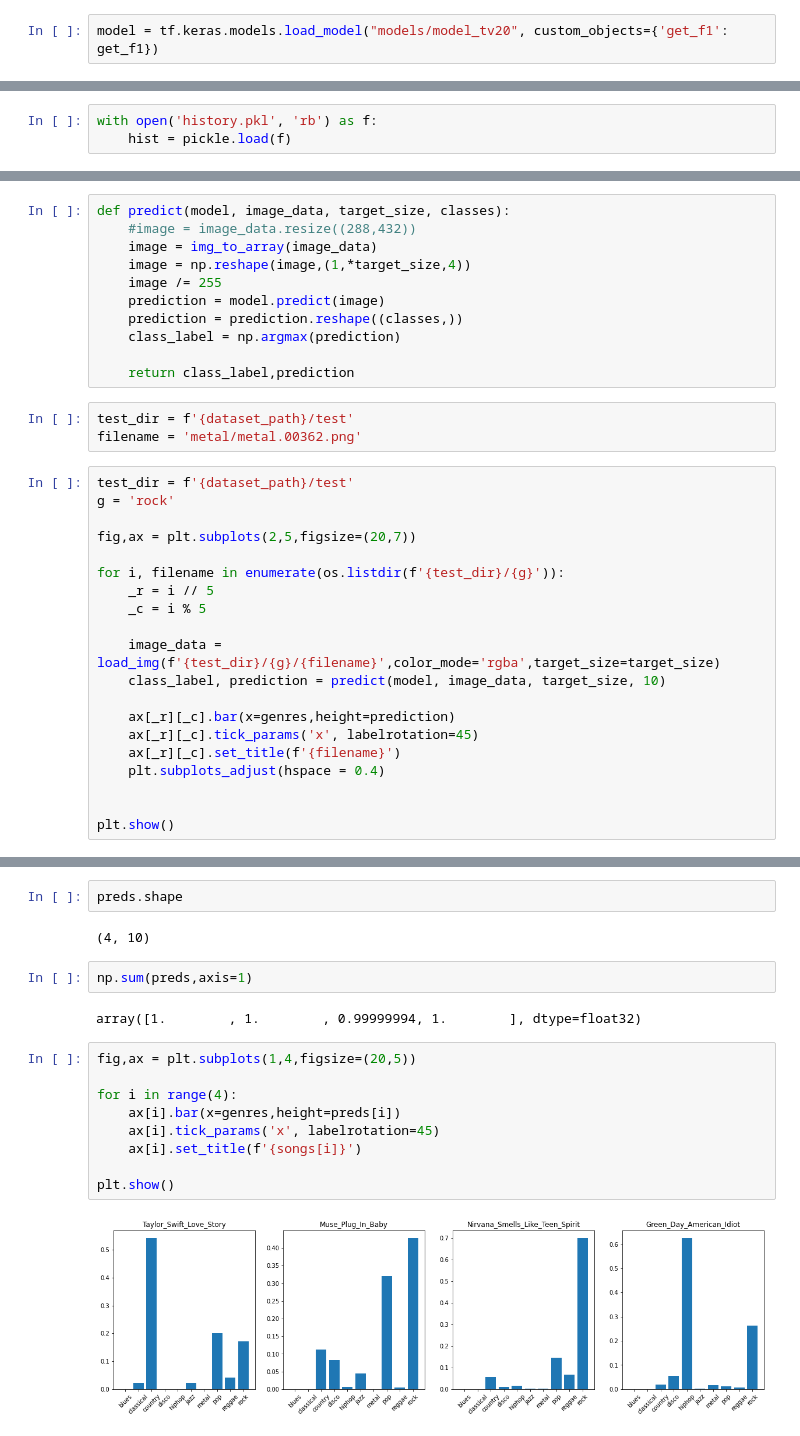
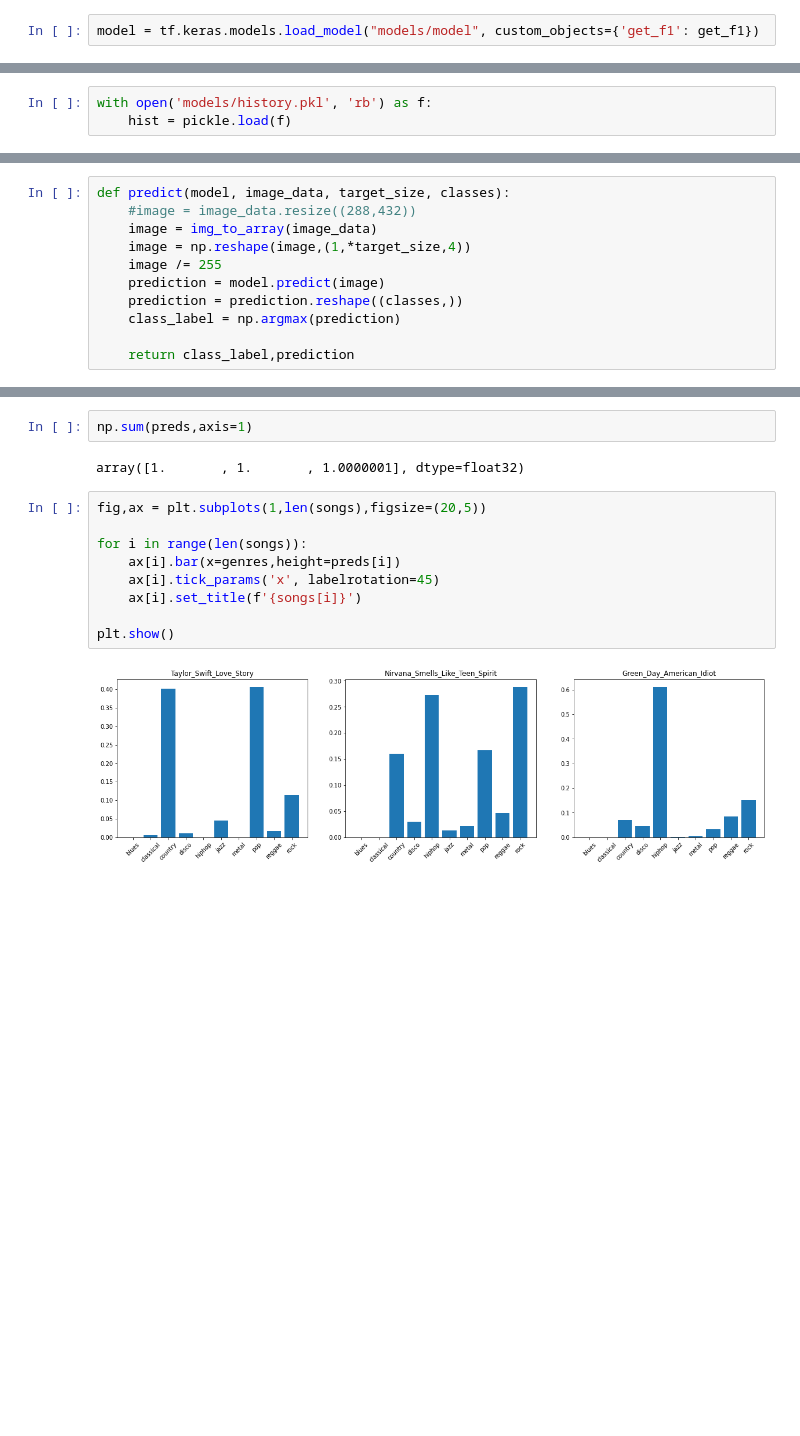
Before and after one commit to 3N4N/mlproj, a Jupyter notebook: music-genre-classification.ipynb, the cells around one changed output, grey strips where cells are left out. Drawn from its saved outputs; the diff is of its cells as text; blank space fills up the shorter version.

Commit message:
Add new non-wav2vec2 trained model 40 epoch

```diff
--- a/music-genre-classification.ipynb
+++ b/music-genre-classification.ipynb
@@ -38,11 +41,11 @@ def get_f1(y_true, y_pred): # taken from old keras source code
 import tensorflow as tf
 from keras.preprocessing.image import load_img, img_to_array
 # %%
-model = tf.keras.models.load_model("models/model_tv20", custom_objects={'get_f1': get_f1})
+model = tf.keras.models.load_model("models/model", custom_objects={'get_f1': get_f1})
 # %%
 import pickle
 # %%
-with open('history.pkl', 'rb') as f:
+with open('models/history.pkl', 'rb') as f:
     hist = pickle.load(f)
 # %%
 def plot_history(hist):
@@ -80,26 +83,3 @@ def predict(model, image_data, target_size, classes):
     class_label = np.argmax(prediction)
 
     return class_label,prediction
-# %%
-test_dir = f'{dataset_path}/test'
-filename = 'metal/metal.00362.png'
-# %%
-test_dir = f'{dataset_path}/test'
-g = 'rock'
-
-fig,ax = plt.subplots(2,5,figsize=(20,7))
-
-for i, filename in enumerate(os.listdir(f'{test_dir}/{g}')):
-    _r = i // 5
-    _c = i % 5
-
-    image_data = load_img(f'{test_dir}/{g}/{filename}',color_mode='rgba',target_size=target_size)
-    class_label, prediction = predict(model, image_data, target_size, 10)
-
-    ax[_r][_c].bar(x=genres,height=prediction)
-    ax[_r][_c].tick_params('x', labelrotation=45)
-    ax[_r][_c].set_title(f'{filename}')
-    plt.subplots_adjust(hspace = 0.4)
-
-
-plt.show()
@@ -131,22 +175,18 @@ for song in songs:
         preds = pred / np.sum(pred)
     else:
         preds = np.vstack([preds, pred / np.sum(pred)])
-# %%
-preds.shape
-# %% [output]
-(4, 10)
 # %%
 np.sum(preds,axis=1)
 # %% [output]
-array([1.        , 1.        , 0.99999994, 1.        ], dtype=float32)
+array([1.       , 1.       , 1.0000001], dtype=float32)
 # %%
-fig,ax = plt.subplots(1,4,figsize=(20,5))
+fig,ax = plt.subplots(1,len(songs),figsize=(20,5))
 
-for i in range(4):
+for i in range(len(songs)):
     ax[i].bar(x=genres,height=preds[i])
     ax[i].tick_params('x', labelrotation=45)
     ax[i].set_title(f'{songs[i]}')
 
 plt.show()
 # %% [output]
-[figure, old version]
+[figure, new version]
```
Also changed, not shown: parts of 13 cells of this notebook, 5 other files.
